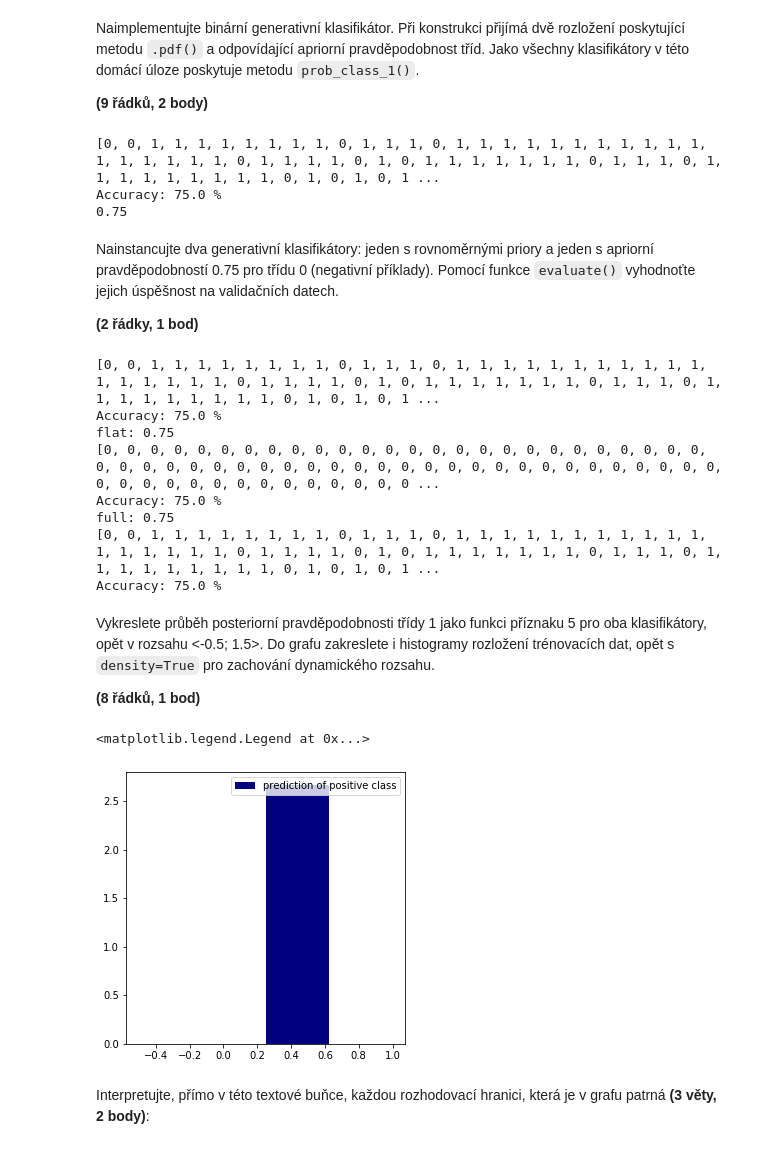
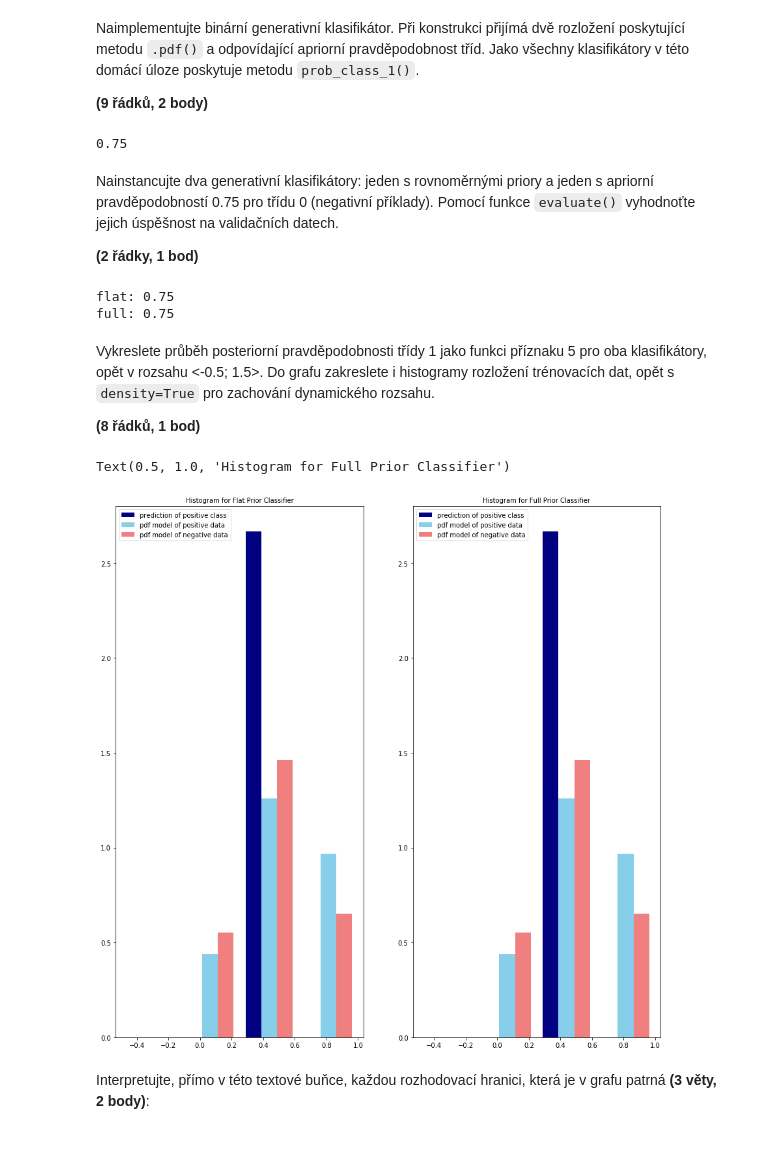
Before and after one commit to kateriska/6.-semestr-FIT, a Jupyter notebook: SUI/du/zadani.ipynb, the cells around one changed output. Drawn from its saved outputs; the diff is of its cells as text; code cells hidden in the pictures.

```diff
--- a/SUI/du/zadani.ipynb
+++ b/SUI/du/zadani.ipynb
@@ -225,12 +208,11 @@ class BinaryClassifier:
             #x_float = float(x)
             if (self.class_type == "normal"):
                 poss_probability = scipy.stats.norm(poss_features[0], poss_features[1]).pdf(x) * 0.5
-                #print(poss_probability)
                 negs_probability = scipy.stats.norm(negs_features[0], negs_features[1]).pdf(x) * 0.5
-                #print(negs_probability)
+
             elif (self.class_type == "aprior"):
-                poss_probability = scipy.stats.norm(poss_features[0], poss_features[1]).pdf(x) * 0,25
-                negs_probability = scipy.stats.norm(negs_features[0], negs_features[1]).pdf(x) * 0,75
+                poss_probability = scipy.stats.norm(poss_features[0], poss_features[1]).pdf(x) * 0.25
+                negs_probability = scipy.stats.norm(negs_features[0], negs_features[1]).pdf(x) * 0.75
 
             if (poss_probability > negs_probability):
                 predicted_class = 1
@@ -239,13 +221,13 @@ class BinaryClassifier:
 
             predicted_classes.append(predicted_class)
 
-        print(predicted_classes)
+        #print(predicted_classes)
         matches = np.where(predicted_class==targets)
         #print(matches)
         #print(np.shape(matches))
         accuracy = (np.shape(matches)[1] / np.shape(targets)[0])
         accuracy_percent = accuracy * 100
-        print("Accuracy: " + str(accuracy_percent) + " %")
+        #print("Accuracy: " + str(accuracy_percent) + " %")
         results.append(predicted_classes)
         results.append(accuracy)
 
@@ -255,8 +237,6 @@ classifier = BinaryClassifier("normal")
 accuracy = evaluate(classifier, pos_features_pdf, neg_features_pdf, val_dataset.xs[:, FOI], val_dataset.targets)[1]
 print(accuracy)
 # %% [output]
-[0, 0, 1, 1, 1, 1, 1, 1, 1, 1, 0, 1, 1, 1, 0, 1, 1, 1, 1, 1, 1, 1, 1, 1, 1, 1, 1, 1, 1, 1, 1, 1, 0, 1, 1, 1, 1, 0, 1, 0, 1, 1, 1, 1, 1, 1, 1, 0, 1, 1, 1, 0, 1, 1, 1, 1, 1, 1, 1, 1, 1, 0, 1, 0, 1, 0, 1 ...
-Accuracy: 75.0 %
 0.75
 # %% [markdown]
 Nainstancujte dva generativní klasifikátory: jeden s rovnoměrnými priory a jeden s apriorní pravděpodobností 0.75 pro třídu 0 (negativní příklady).
@@ -274,36 +254,46 @@ print('flat:', evaluate(classifier_flat_prior, pos_features_pdf, neg_features_pd
 print('full:', evaluate(classifier_full_prior, pos_features_pdf, neg_features_pdf, val_dataset.xs[:, FOI], val_dataset.targets)[1])
 
 flat_prior_predictions = evaluate(classifier_flat_prior, pos_features_pdf, neg_features_pdf, val_dataset.xs[:, FOI], val_dataset.targets)[0]
+full_prior_predictions = evaluate(classifier_full_prior, pos_features_pdf, neg_features_pdf, val_dataset.xs[:, FOI], val_dataset.targets)[0]
 # %% [output]
-[0, 0, 1, 1, 1, 1, 1, 1, 1, 1, 0, 1, 1, 1, 0, 1, 1, 1, 1, 1, 1, 1, 1, 1, 1, 1, 1, 1, 1, 1, 1, 1, 0, 1, 1, 1, 1, 0, 1, 0, 1, 1, 1, 1, 1, 1, 1, 0, 1, 1, 1, 0, 1, 1, 1, 1, 1, 1, 1, 1, 1, 0, 1, 0, 1, 0, 1 ...
-Accuracy: 75.0 %
 flat: 0.75
-[0, 0, 0, 0, 0, 0, 0, 0, 0, 0, 0, 0, 0, 0, 0, 0, 0, 0, 0, 0, 0, 0, 0, 0, 0, 0, 0, 0, 0, 0, 0, 0, 0, 0, 0, 0, 0, 0, 0, 0, 0, 0, 0, 0, 0, 0, 0, 0, 0, 0, 0, 0, 0, 0, 0, 0, 0, 0, 0, 0, 0, 0, 0, 0, 0, 0, 0 ...
-Accuracy: 75.0 %
 full: 0.75
-[0, 0, 1, 1, 1, 1, 1, 1, 1, 1, 0, 1, 1, 1, 0, 1, 1, 1, 1, 1, 1, 1, 1, 1, 1, 1, 1, 1, 1, 1, 1, 1, 0, 1, 1, 1, 1, 0, 1, 0, 1, 1, 1, 1, 1, 1, 1, 0, 1, 1, 1, 0, 1, 1, 1, 1, 1, 1, 1, 1, 1, 0, 1, 0, 1, 0, 1 ...
-Accuracy: 75.0 %
 # %% [markdown]
 Vykreslete průběh posteriorní pravděpodobnosti třídy 1 jako funkci příznaku 5 pro oba klasifikátory, opět v rozsahu <-0.5; 1.5>.
 Do grafu zakreslete i histogramy rozložení trénovacích dat, opět s `density=True` pro zachování dynamického rozsahu.
 
 **(8 řádků, 1 bod)**
-# %%
-points_to_plot = list()
-all_points = val_dataset.xs[:, FOI].tolist()
-for point in all_points:
-    for prediction in flat_prior_predictions:
-        if (all_points.index(point) == flat_prior_predictions.index(prediction)):
-            if (prediction == 1):
-                points_to_plot.append(point)
-
-figure = plt.figure(figsize=(5, 5))
-graph_plot = figure.add_subplot(1,1,1)
-graph_plot.hist(points_to_plot,bins=np.linspace(-0.5,1,5), density=True, color = "navy", label="prediction of positive class")
-graph_plot.legend(prop={'size': 10})
-# %% [output]
-<matplotlib.legend.Legend at 0x...>
-[figure, removed]
+# %%
+def getPointsToPlot(all_points, all_predictions):
+    points_to_plot = list()
+    all_points = all_points.tolist()
+    for point in all_points:
+        for prediction in all_predictions:
+            if (all_points.index(point) == all_predictions.index(prediction)):
+                if (prediction == 1):
+                    points_to_plot.append(point)
+    return points_to_plot
+
+p_poss = scipy.stats.norm.pdf(train_dataset.pos[:, FOI], pos_features_pdf[0], pos_features_pdf[1])
+p_negs = scipy.stats.norm.pdf(train_dataset.neg[:, FOI], neg_features_pdf[0], neg_features_pdf[1])
+
+points_to_plot_flat = getPointsToPlot(val_dataset.xs[:, FOI], flat_prior_predictions)
+points_to_plot_full = getPointsToPlot(val_dataset.xs[:, FOI], full_prior_predictions)
+
+figure = plt.figure(figsize=(15, 15))
+
+graph_plot_flat = figure.add_subplot(1,2,1)
+graph_plot_flat.hist([points_to_plot_flat, p_poss, p_negs] ,bins=np.linspace(-0.5,1,5), density=True, color =["navy","skyblue","lightcoral"] , label=["prediction of positive class", "pdf model of positive data", "pdf model of negative data"])
+graph_plot_flat.legend(prop={'size': 10})
+graph_plot_flat.set_title("Histogram for Flat Prior Classifier", fontsize=10)
+
+graph_plot_full = figure.add_subplot(1,2,2)
+graph_plot_full.hist([points_to_plot_full, p_poss, p_negs] ,bins=np.linspace(-0.5,1,5), density=True, color =["navy","skyblue","lightcoral"] , label=["prediction of positive class", "pdf model of positive data", "pdf model of negative data"])
+graph_plot_full.legend(prop={'size': 10})
+graph_plot_full.set_title("Histogram for Full Prior Classifier", fontsize=10)
+# %% [output]
+Text(0.5, 1.0, 'Histogram for Full Prior Classifier')
+[figure, added]
 # %% [markdown]
 Interpretujte, přímo v této textové buňce, každou rozhodovací hranici, která je v grafu patrná **(3 věty, 2 body)**:
 # %% [markdown]
```
Also changed, not shown: parts of 6 cells of this notebook.
